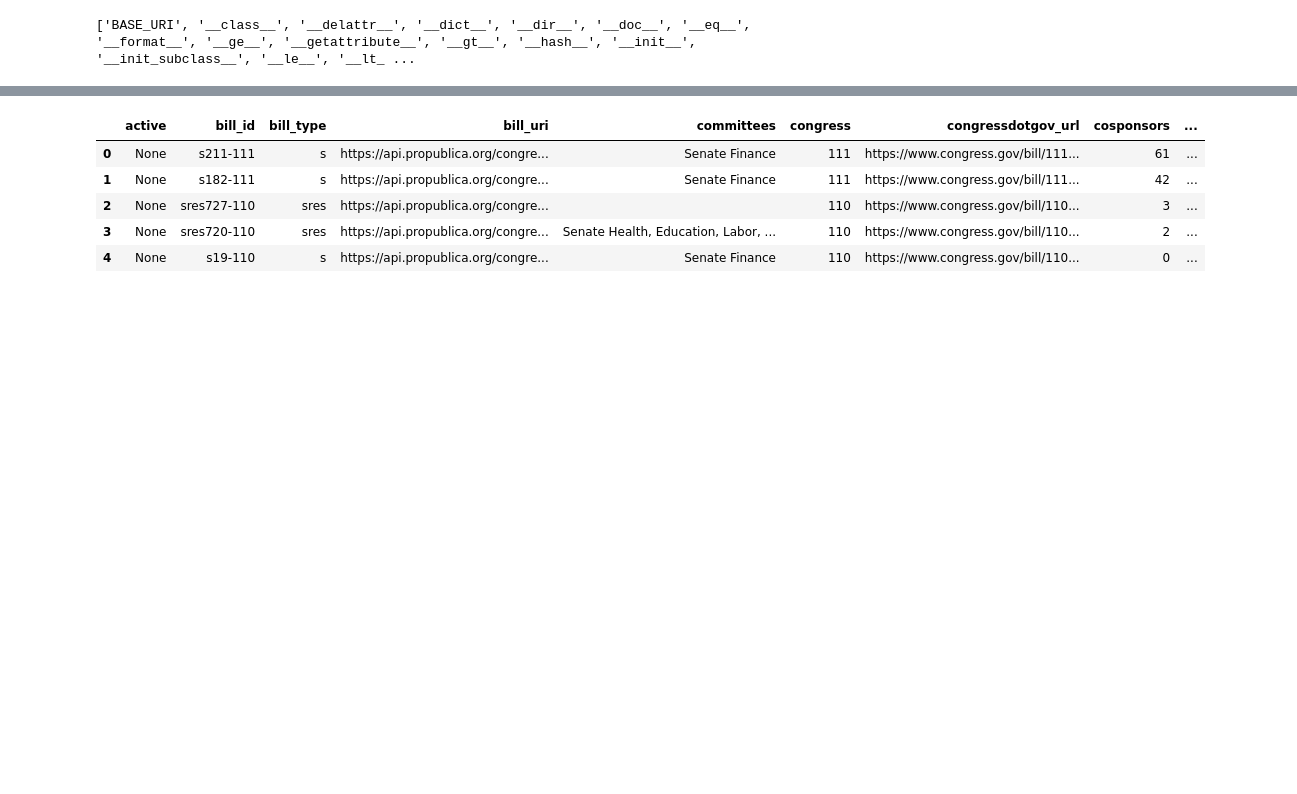
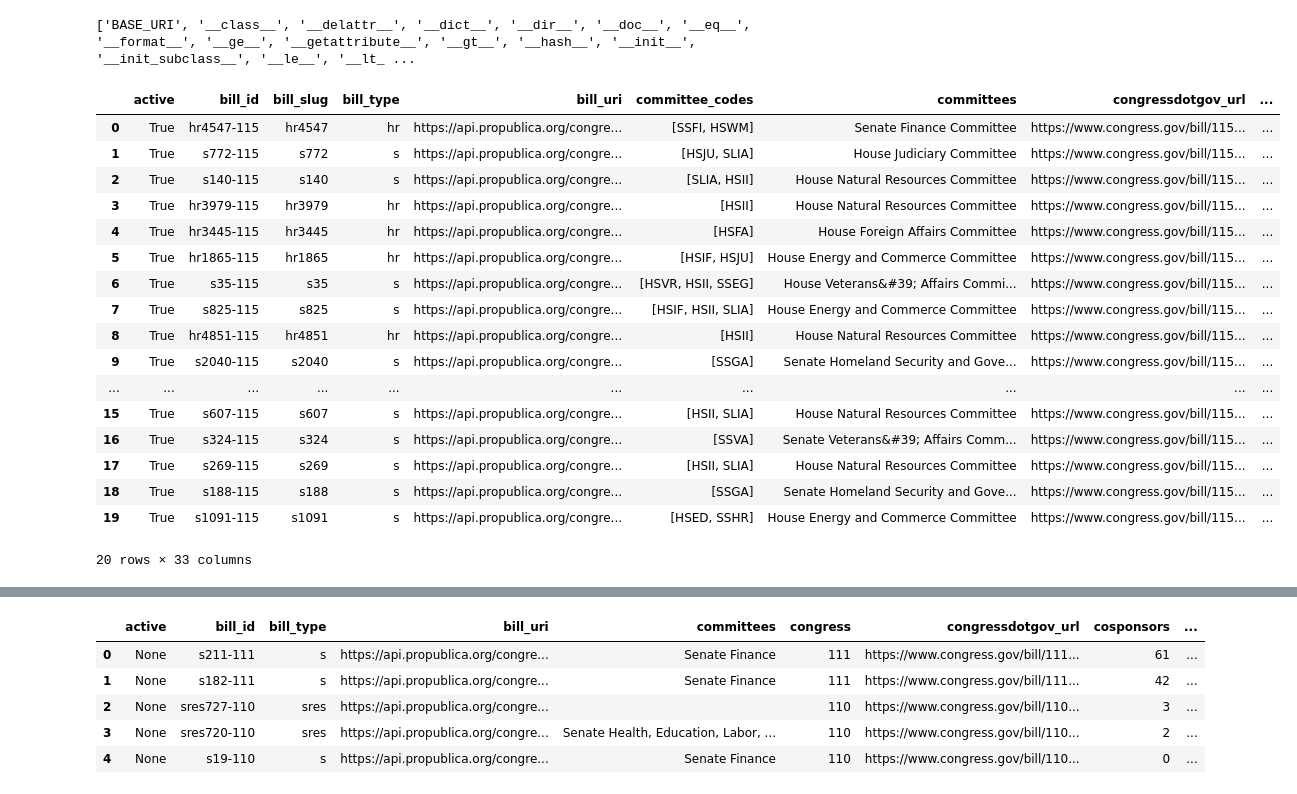
Before and after one commit to qcx201-nyu/PPDS, a Jupyter notebook: politician.ipynb, the cells around one changed output, grey strips where cells are left out. Saved outputs shown, nothing was run; the diff lists cells and outputs as text; code cells hidden in the pictures; blank space fills up the shorter version.

```diff
--- a/politician.ipynb
+++ b/politician.ipynb
@@ -391,6 +459,27 @@ pd.DataFrame(congress.members.bills(senate['id'][0])['bills']).head(3)
 print(dir(congress.bills))
 # %% [output]
 ['BASE_URI', '__class__', '__delattr__', '__dict__', '__dir__', '__doc__', '__eq__', '__format__', '__ge__', '__getattribute__', '__gt__', '__hash__', '__init__', '__init_subclass__', '__le__', '__lt_ ...
+# %%
+pd.DataFrame(congress.bills.passed('senate')['bills'])
+# %% [output]
+|  | active | bill_id | bill_slug | bill_type | bill_uri | committee_codes | committees | congressdotgov_url | ... |
+| 0 | True | hr4547-115 | hr4547 | hr | https://api.propublica.org/congre... | [SSFI, HSWM] | Senate Finance Committee | https://www.congress.gov/bill/115... | ... |
+| 1 | True | s772-115 | s772 | s | https://api.propublica.org/congre... | [HSJU, SLIA] | House Judiciary Committee | https://www.congress.gov/bill/115... | ... |
+| 2 | True | s140-115 | s140 | s | https://api.propublica.org/congre... | [SLIA, HSII] | House Natural Resources Committee | https://www.congress.gov/bill/115... | ... |
+| 3 | True | hr3979-115 | hr3979 | hr | https://api.propublica.org/congre... | [HSII] | House Natural Resources Committee | https://www.congress.gov/bill/115... | ... |
+| 4 | True | hr3445-115 | hr3445 | hr | https://api.propublica.org/congre... | [HSFA] | House Foreign Affairs Committee | https://www.congress.gov/bill/115... | ... |
+| 5 | True | hr1865-115 | hr1865 | hr | https://api.propublica.org/congre... | [HSIF, HSJU] | House Energy and Commerce Committee | https://www.congress.gov/bill/115... | ... |
+| 6 | True | s35-115 | s35 | s | https://api.propublica.org/congre... | [HSVR, HSII, SSEG] | House Veterans&#39; Affairs Commi... | https://www.congress.gov/bill/115... | ... |
+| 7 | True | s825-115 | s825 | s | https://api.propublica.org/congre... | [HSIF, HSII, SLIA] | House Energy and Commerce Committee | https://www.congress.gov/bill/115... | ... |
+| 8 | True | hr4851-115 | hr4851 | hr | https://api.propublica.org/congre... | [HSII] | House Natural Resources Committee | https://www.congress.gov/bill/115... | ... |
+| 9 | True | s2040-115 | s2040 | s | https://api.propublica.org/congre... | [SSGA] | Senate Homeland Security and Gove... | https://www.congress.gov/bill/115... | ... |
+| ... | ... | ... | ... | ... | ... | ... | ... | ... | ... |
+| 15 | True | s607-115 | s607 | s | https://api.propublica.org/congre... | [HSII, SLIA] | House Natural Resources Committee | https://www.congress.gov/bill/115... | ... |
+| 16 | True | s324-115 | s324 | s | https://api.propublica.org/congre... | [SSVA] | Senate Veterans&#39; Affairs Comm... | https://www.congress.gov/bill/115... | ... |
+| 17 | True | s269-115 | s269 | s | https://api.propublica.org/congre... | [HSII, SLIA] | House Natural Resources Committee | https://www.congress.gov/bill/115... | ... |
+| 18 | True | s188-115 | s188 | s | https://api.propublica.org/congre... | [SSGA] | Senate Homeland Security and Gove... | https://www.congress.gov/bill/115... | ... |
+| 19 | True | s1091-115 | s1091 | s | https://api.propublica.org/congre... | [HSED, SSHR] | House Energy and Commerce Committee | https://www.congress.gov/bill/115... | ... |
+20 rows × 33 columns
 # %%
 pd.DataFrame(congress.bills.subjects('s2513',congress=cong))['subjects'].head()
 # %% [output]
```
Also changed, not shown: parts of 16 cells of this notebook.
